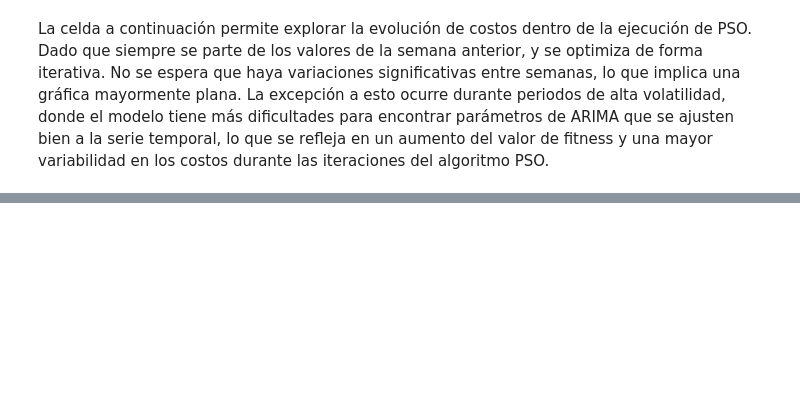
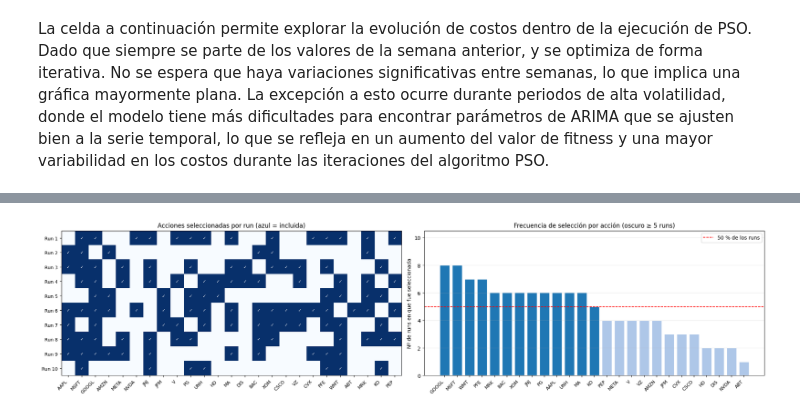
Before and after one commit to oscarveral/biostock, a Jupyter notebook: notebooks/pso.ipynb, the cells around one changed output, grey strips where cells are left out. Cells and saved outputs as stored; diff of their text form; code cells hidden in the pictures; blank space fills up the shorter version.

```diff
--- a/notebooks/pso.ipynb
+++ b/notebooks/pso.ipynb
@@ -446,0 +676,41 @@ for ticker in TICKERS:
+# %%
+# Heatmap de selección por run + frecuencia por acción
+fig, (ax1, ax2) = matplotlib.pyplot.subplots(1, 2, figsize=(20, 5))
+
+selection_matrix = numpy.array([
+    [1 if t in r['selected'] else 0 for t in available_features]
+    for r in wfs_run_results
+])
+
+ax1.imshow(selection_matrix, aspect='auto', cmap='Blues', vmin=0, vmax=1)
+ax1.set_xticks(range(len(available_features)))
+ax1.set_xticklabels(available_features, rotation=45, ha='right', fontsize=9)
+ax1.set_yticks(range(WFS_N_RUNS))
+ax1.set_yticklabels([f"Run {i+1}" for i in range(WFS_N_RUNS)], fontsize=9)
+ax1.set_title('Acciones seleccionadas por run (azul = incluida)', fontsize=12)
+for i in range(WFS_N_RUNS):
+    for j in range(len(available_features)):
+        v = selection_matrix[i, j]
+        ax1.text(j, i, '✓' if v else '', ha='center', va='center',
+                 fontsize=8, color='white')
+
+freq_counts = selection_matrix.sum(axis=0)
+sorted_idx  = numpy.argsort(freq_counts)[::-1]
+colors_bar  = ['#1f77b4' if freq_counts[i] >= 5 else '#aec7e8' for i in sorted_idx]
+
+ax2.bar(range(len(available_features)), freq_counts[sorted_idx],
+        color=colors_bar, edgecolor='white')
+ax2.set_xticks(range(len(available_features)))
+ax2.set_xticklabels([available_features[i] for i in sorted_idx],
+                    rotation=45, ha='right', fontsize=9)
+ax2.axhline(5, color='red', linestyle='--', linewidth=1.2, label='50 % de los runs')
+ax2.set_ylabel('Nº de runs en que fue seleccionada')
+ax2.set_title('Frecuencia de selección por acción (oscuro ≥ 5 runs)', fontsize=12)
+ax2.set_ylim(0, WFS_N_RUNS + 0.5)
+ax2.legend()
+ax2.grid(True, alpha=0.3, axis='y')
+
+matplotlib.pyplot.tight_layout()
+matplotlib.pyplot.show()
+# %% [output]
+[figure, added]
```
Also changed, not shown: parts of 15 cells of this notebook, 18 other files.
